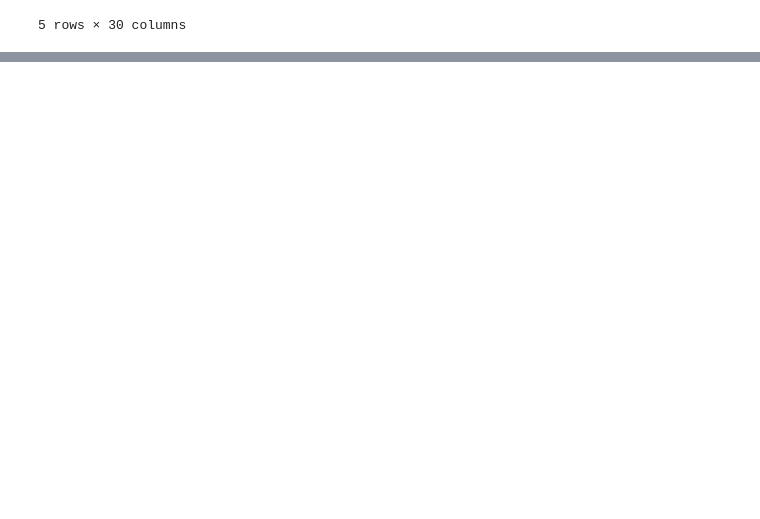
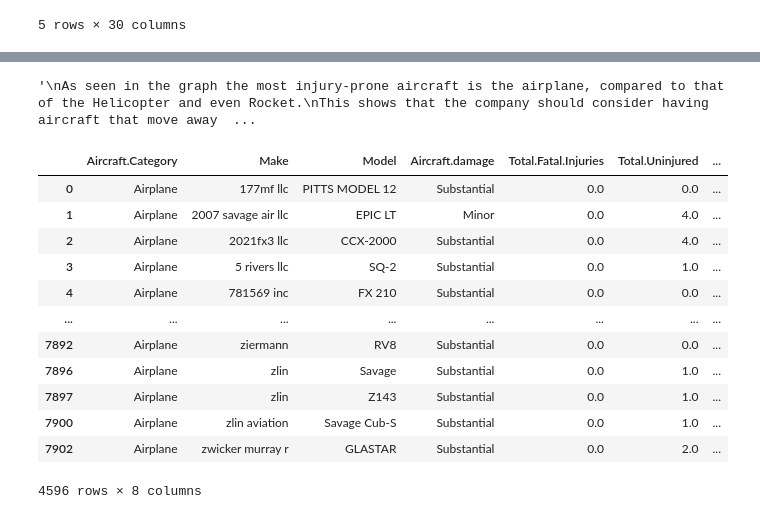
Before and after one commit to Tintin-dataObsessed/Aviation_Accident_Project, a Jupyter notebook: Airplane_Analysis.ipynb, the cells around one changed output, grey strips where cells are left out. Drawn from its saved outputs; the diff is of its cells as text; code cells hidden in the pictures; blank space fills up the shorter version.

```diff
--- a/Airplane_Analysis.ipynb
+++ b/Airplane_Analysis.ipynb
@@ -421,0 +567,37 @@ df1
+# %%
+'''
+As seen in the graph the most injury-prone aircraft is the airplane, compared to that of the Helicopter and even Rocket.
+This shows that the company should consider having aircraft that move away from purchasing a large amount of Airplanes for safeflights.
+However, I also note that Airplanes are practical, and therefore still needed in a business sense so I will further breakdown Airplanes,
+To see which is the most safe.
+'''
+# %% [output]
+'\nAs seen in the graph the most injury-prone aircraft is the airplane, compared to that of the Helicopter and even Rocket.\nThis shows that the company should consider having aircraft that move away  ...
+# %%
+#Airplanes with the Lowest total Fatal. Injuries .
+'''
+In order to focus on airplanes I had to create a group by the can filter for airplanes with their Make, Model, Later on, I added total unInjuried
+Because I realized I have to further filter as the number of non fatalities is very high so I added into the dataset and summed it also.
+
+I aslo further added the column 'Aircraft.damage' to reduce the list of aircraft further into what I would consider the strongest.
+'''
+Airplane_Injuries= df1.groupby(['Aircraft.Category','Make', 'Model','Aircraft.damage'])[['Total.Fatal.Injuries','Total.Uninjured','Total.Serious.Injuries','Total.Minor.Injuries']].sum().reset_index()
+# %%
+#To filter for both Airplanes and Fatalities that are Zero. then store this inside a variable
+Airplane_Injuries = Airplane_Injuries[(Airplane_Injuries['Aircraft.Category'] == 'Airplane') & (Airplane_Injuries['Total.Fatal.Injuries'] == 0 )]
+# %%
+Airplane_Injuries # just to see if it loads correctly
+# %% [output]
+|  | Aircraft.Category | Make | Model | Aircraft.damage | Total.Fatal.Injuries | Total.Uninjured | ... |
+| 0 | Airplane | 177mf llc | PITTS MODEL 12 | Substantial | 0.0 | 0.0 | ... |
+| 1 | Airplane | 2007 savage air llc | EPIC LT | Minor | 0.0 | 4.0 | ... |
+| 2 | Airplane | 2021fx3 llc | CCX-2000 | Substantial | 0.0 | 4.0 | ... |
+| 3 | Airplane | 5 rivers llc | SQ-2 | Substantial | 0.0 | 1.0 | ... |
+| 4 | Airplane | 781569 inc | FX 210 | Substantial | 0.0 | 0.0 | ... |
+| ... | ... | ... | ... | ... | ... | ... | ... |
+| 7892 | Airplane | ziermann | RV8 | Substantial | 0.0 | 0.0 | ... |
+| 7896 | Airplane | zlin | Savage | Substantial | 0.0 | 1.0 | ... |
+| 7897 | Airplane | zlin | Z143 | Substantial | 0.0 | 1.0 | ... |
+| 7900 | Airplane | zlin aviation | Savage Cub-S | Substantial | 0.0 | 1.0 | ... |
+| 7902 | Airplane | zwicker murray r | GLASTAR | Substantial | 0.0 | 2.0 | ... |
+4596 rows × 8 columns
```
Also changed, not shown: parts of 43 cells of this notebook.
